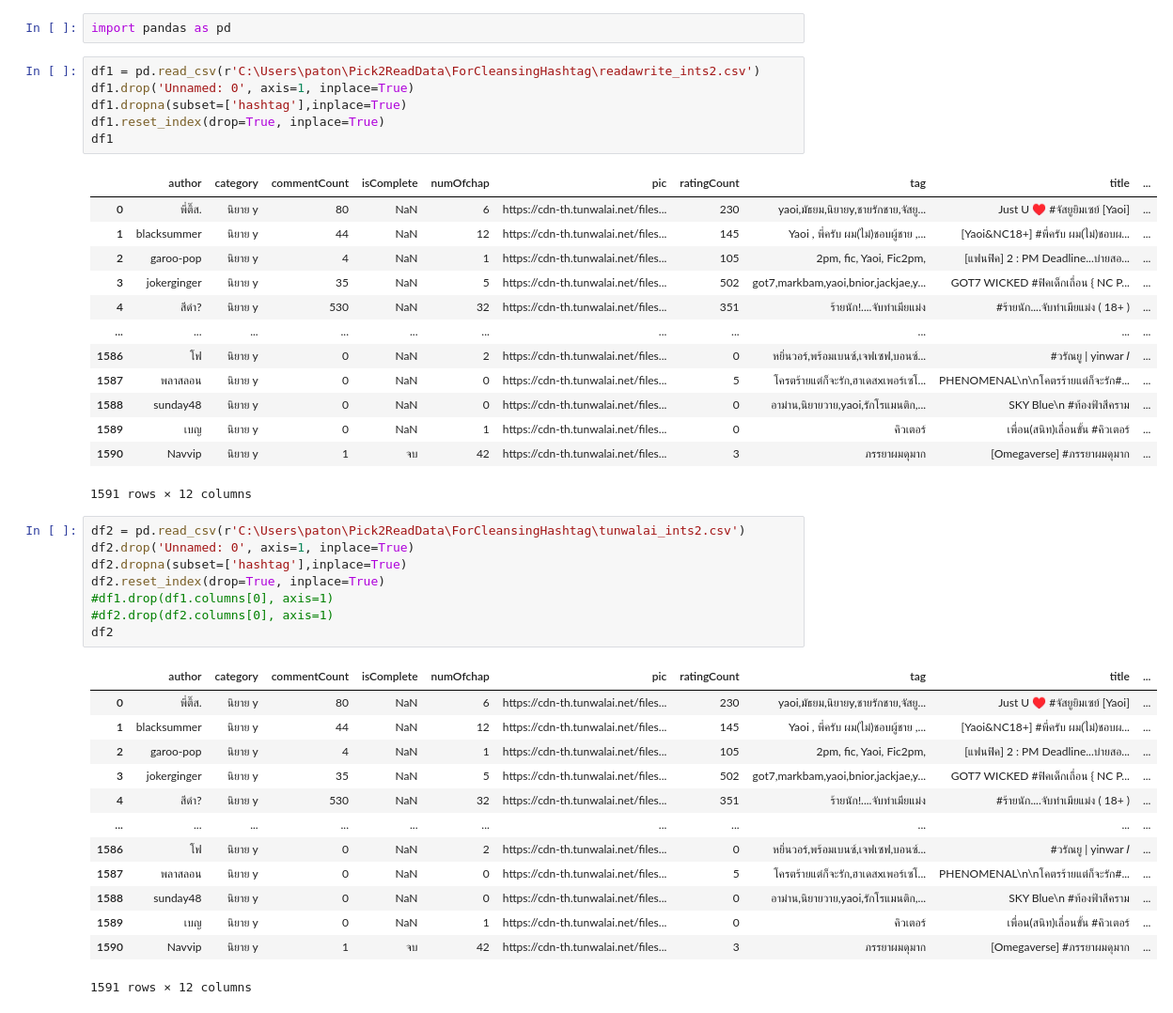
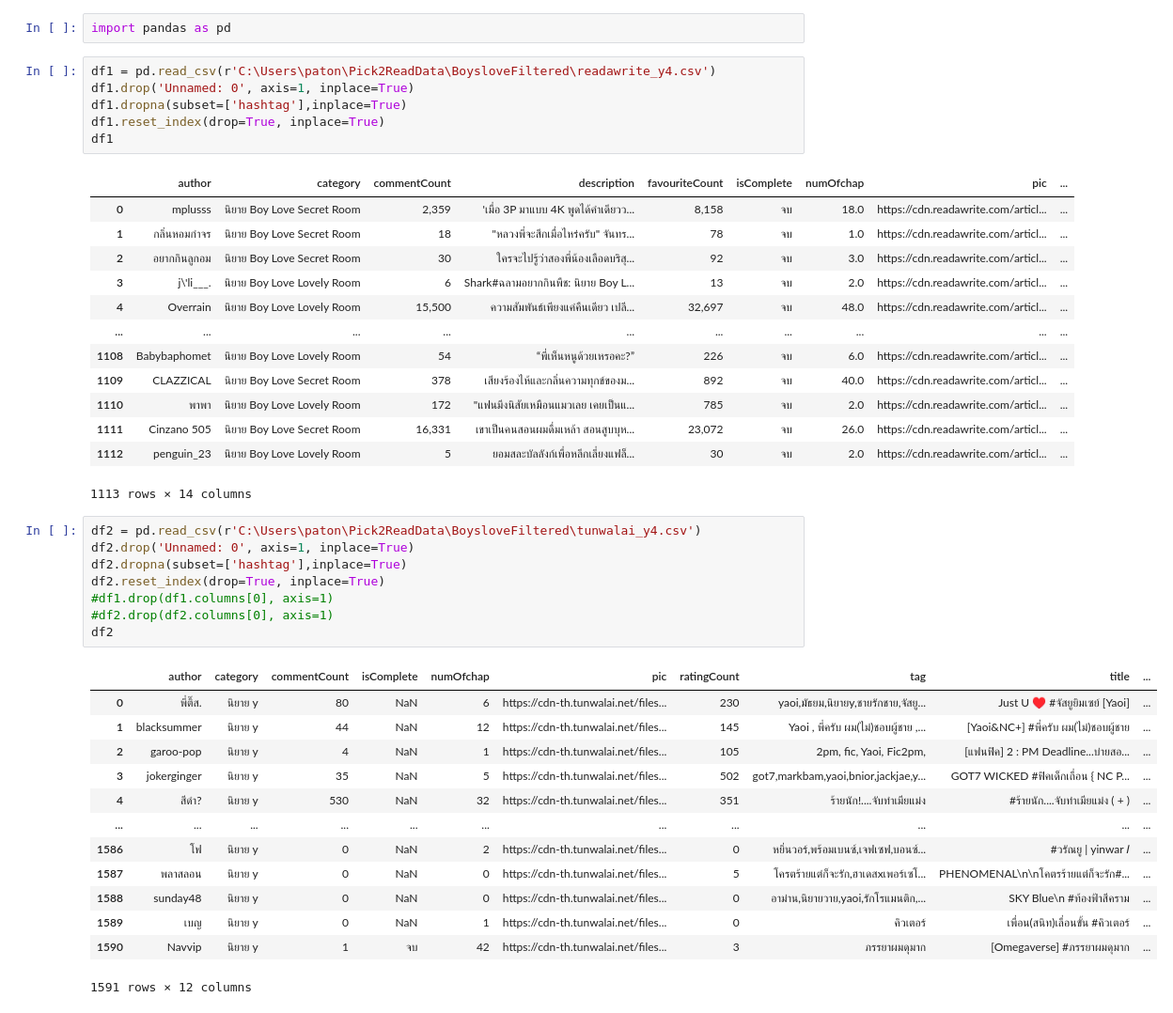
Before and after one commit to pppetonggg/Pick2Read, a Jupyter notebook: ficintersection_hash.ipynb, the cells around one changed output. Shown at 94% size. Drawn from its saved outputs; the diff is of its cells as text.

Commit message:
edit clean common word

```diff
--- a/ficintersection_hash.ipynb
+++ b/ficintersection_hash.ipynb
@@ -1,27 +1,27 @@
 # %%
 import pandas as pd
 # %%
-df1 = pd.read_csv(r'C:\Users\paton\Pick2ReadData\ForCleansingHashtag\readawrite_ints2.csv')
+df1 = pd.read_csv(r'C:\Users\paton\Pick2ReadData\BoysloveFiltered\readawrite_y4.csv')
 df1.drop('Unnamed: 0', axis=1, inplace=True)
 df1.dropna(subset=['hashtag'],inplace=True)
 df1.reset_index(drop=True, inplace=True)
 df1
 # %% [output]
-|  | author | category | commentCount | isComplete | numOfchap | pic | ratingCount | tag | title | ... |
-| 0 | พี่ติ๊ส. | นิยาย y | 80 | NaN | 6 | https://cdn-th.tunwalai.net/files... | 230 | yaoi,มัธยม,นิยายy,ชายรักชาย,จัสยู... | Just U ♥ #จัสยูยิมเซย์ [Yaoi] | ... |
-| 1 | blacksummer | นิยาย y | 44 | NaN | 12 | https://cdn-th.tunwalai.net/files... | 145 | Yaoi , พี่ครับ ผม(ไม่)ชอบผู้ชาย ,... | [Yaoi&NC18+] #พี่ครับ ผม(ไม่)ชอบผ... | ... |
-| 2 | garoo-pop | นิยาย y | 4 | NaN | 1 | https://cdn-th.tunwalai.net/files... | 105 | 2pm, fic, Yaoi, Fic2pm, | [แฟนฟิค] 2 : PM Deadline...บ่ายสอ... | ... |
-| 3 | jokerginger | นิยาย y | 35 | NaN | 5 | https://cdn-th.tunwalai.net/files... | 502 | got7,markbam,yaoi,bnior,jackjae,y... | GOT7 WICKED #ฟิคเด็กเถื่อน { NC P... | ... |
-| 4 | สีดำ? | นิยาย y | 530 | NaN | 32 | https://cdn-th.tunwalai.net/files... | 351 | ร้ายนัก!....จับทำเมียแม่ง | #ร้ายนัก....จับทำเมียแม่ง ( 18+ ) | ... |
-| ... | ... | ... | ... | ... | ... | ... | ... | ... | ... | ... |
-| 1586 | โฟ | นิยาย y | 0 | NaN | 2 | https://cdn-th.tunwalai.net/files... | 0 | หยิ่นวอร์,พร้อมเบนซ์,เจฟเซฟ,บอนซ์... | #วรัณยู | yinwar 𝐼 | ... |
-| 1587 | พลาสลอน | นิยาย y | 0 | NaN | 0 | https://cdn-th.tunwalai.net/files... | 5 | โครตร้ายแต่ก็จะรัก,ฮาเดสxเพอร์เซโ... | PHENOMENAL\n\nโคตรร้ายแต่ก็จะรัก#... | ... |
-| 1588 | sunday48 | นิยาย y | 0 | NaN | 0 | https://cdn-th.tunwalai.net/files... | 0 | อาม่าน,นิยายวาย,yaoi,รักโรแมนติก,... | SKY Blue\n #ท้องฟ้าสีคราม | ... |
-| 1589 | เบญ | นิยาย y | 0 | NaN | 1 | https://cdn-th.tunwalai.net/files... | 0 | คิวเตอร์ | เพื่อน(สนิท)เลื่อนขั้น #คิวเตอร์ | ... |
-| 1590 | Navvip | นิยาย y | 1 | จบ | 42 | https://cdn-th.tunwalai.net/files... | 3 | ภรรยาผมดุมาก | [Omegaverse] #ภรรยาผมดุมาก | ... |
+|  | author | category | commentCount | description | favouriteCount | isComplete | numOfchap | pic | ... |
+| 0 | mplusss | นิยาย Boy Love Secret Room | 2,359 | 'เมื่อ 3P มาแบบ 4K พูดได้คำเดียวว... | 8,158 | จบ | 18.0 | https://cdn.readawrite.com/articl... | ... |
+| 1 | กลิ่นหอมกำจร | นิยาย Boy Love Secret Room | 18 | "หลวงพี่จะสึกเมื่อไหร่ครับ" จันทร... | 78 | จบ | 1.0 | https://cdn.readawrite.com/articl... | ... |
+| 2 | อยากกินลูกอม | นิยาย Boy Love Secret Room | 30 | ใครจะไปรู้ว่าสองพี่น้องเลือดบริสุ... | 92 | จบ | 3.0 | https://cdn.readawrite.com/articl... | ... |
+| 3 | j\'li___. | นิยาย Boy Love Lovely Room | 6 | Shark#ฉลามอยากกินพืช: นิยาย Boy L... | 13 | จบ | 2.0 | https://cdn.readawrite.com/articl... | ... |
+| 4 | Overrain | นิยาย Boy Love Lovely Room | 15,500 | ความสัมพันธ์เพียงแค่คืนเดียว เปลี... | 32,697 | จบ | 48.0 | https://cdn.readawrite.com/articl... | ... |
+| ... | ... | ... | ... | ... | ... | ... | ... | ... | ... |
+| 1108 | Babybaphomet | นิยาย Boy Love Lovely Room | 54 | “พี่เห็นหนูด้วยเหรอคะ?” | 226 | จบ | 6.0 | https://cdn.readawrite.com/articl... | ... |
+| 1109 | CLAZZICAL | นิยาย Boy Love Secret Room | 378 | เสียงร้องไห้และกลิ่นความทุกข์ของม... | 892 | จบ | 40.0 | https://cdn.readawrite.com/articl... | ... |
+| 1110 | พาพา | นิยาย Boy Love Lovely Room | 172 | "แฟนมึงนิสัยเหมือนแมวเลย เคยเป็นแ... | 785 | จบ | 2.0 | https://cdn.readawrite.com/articl... | ... |
+| 1111 | Cinzano 505 | นิยาย Boy Love Secret Room | 16,331 | เขาเป็นคนสอนผมดื่มเหล้า สอนสูบบุห... | 23,072 | จบ | 26.0 | https://cdn.readawrite.com/articl... | ... |
+| 1112 | penguin_23 | นิยาย Boy Love Lovely Room | 5 | ยอมสละบัลลังก์เพื่อหลีกเลี่ยงแฟล็... | 30 | จบ | 2.0 | https://cdn.readawrite.com/articl... | ... |
-1591 rows × 12 columns
+1113 rows × 14 columns
 # %%
-df2 = pd.read_csv(r'C:\Users\paton\Pick2ReadData\ForCleansingHashtag\tunwalai_ints2.csv')
+df2 = pd.read_csv(r'C:\Users\paton\Pick2ReadData\BoysloveFiltered\tunwalai_y4.csv')
 df2.drop('Unnamed: 0', axis=1, inplace=True)
 df2.dropna(subset=['hashtag'],inplace=True)
 df2.reset_index(drop=True, inplace=True)
@@ -31,10 +31,10 @@ df2
 # %% [output]
 |  | author | category | commentCount | isComplete | numOfchap | pic | ratingCount | tag | title | ... |
 | 0 | พี่ติ๊ส. | นิยาย y | 80 | NaN | 6 | https://cdn-th.tunwalai.net/files... | 230 | yaoi,มัธยม,นิยายy,ชายรักชาย,จัสยู... | Just U ♥ #จัสยูยิมเซย์ [Yaoi] | ... |
-| 1 | blacksummer | นิยาย y | 44 | NaN | 12 | https://cdn-th.tunwalai.net/files... | 145 | Yaoi , พี่ครับ ผม(ไม่)ชอบผู้ชาย ,... | [Yaoi&NC18+] #พี่ครับ ผม(ไม่)ชอบผ... | ... |
+| 1 | blacksummer | นิยาย y | 44 | NaN | 12 | https://cdn-th.tunwalai.net/files... | 145 | Yaoi , พี่ครับ ผม(ไม่)ชอบผู้ชาย ,... | [Yaoi&NC+] #พี่ครับ ผม(ไม่)ชอบผู้ชาย | ... |
 | 2 | garoo-pop | นิยาย y | 4 | NaN | 1 | https://cdn-th.tunwalai.net/files... | 105 | 2pm, fic, Yaoi, Fic2pm, | [แฟนฟิค] 2 : PM Deadline...บ่ายสอ... | ... |
 | 3 | jokerginger | นิยาย y | 35 | NaN | 5 | https://cdn-th.tunwalai.net/files... | 502 | got7,markbam,yaoi,bnior,jackjae,y... | GOT7 WICKED #ฟิคเด็กเถื่อน { NC P... | ... |
-| 4 | สีดำ? | นิยาย y | 530 | NaN | 32 | https://cdn-th.tunwalai.net/files... | 351 | ร้ายนัก!....จับทำเมียแม่ง | #ร้ายนัก....จับทำเมียแม่ง ( 18+ ) | ... |
+| 4 | สีดำ? | นิยาย y | 530 | NaN | 32 | https://cdn-th.tunwalai.net/files... | 351 | ร้ายนัก!....จับทำเมียแม่ง | #ร้ายนัก....จับทำเมียแม่ง ( + ) | ... |
 | ... | ... | ... | ... | ... | ... | ... | ... | ... | ... | ... |
 | 1586 | โฟ | นิยาย y | 0 | NaN | 2 | https://cdn-th.tunwalai.net/files... | 0 | หยิ่นวอร์,พร้อมเบนซ์,เจฟเซฟ,บอนซ์... | #วรัณยู | yinwar 𝐼 | ... |
 | 1587 | พลาสลอน | นิยาย y | 0 | NaN | 0 | https://cdn-th.tunwalai.net/files... | 5 | โครตร้ายแต่ก็จะรัก,ฮาเดสxเพอร์เซโ... | PHENOMENAL\n\nโคตรร้ายแต่ก็จะรัก#... | ... |
```
Also changed, not shown: parts of 2 cells of this notebook, 11 other files.
